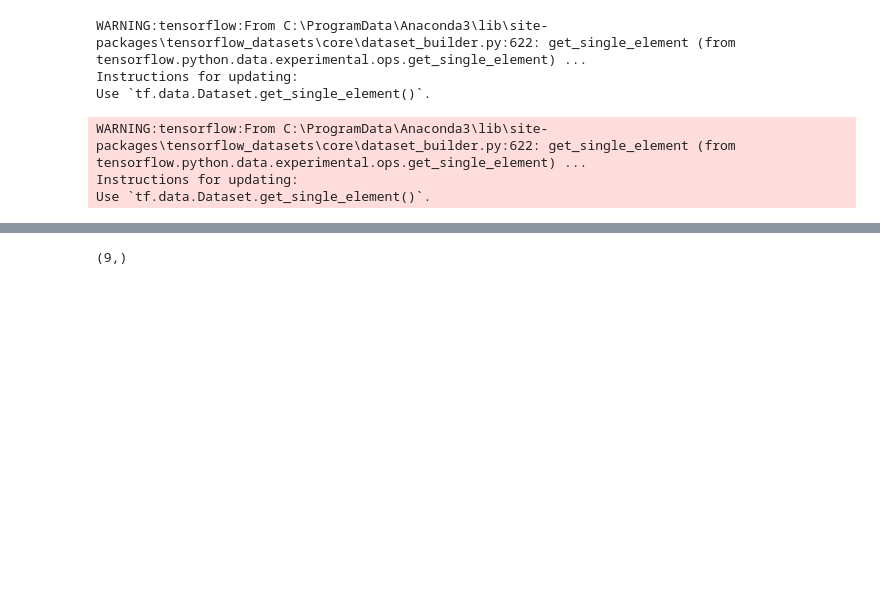
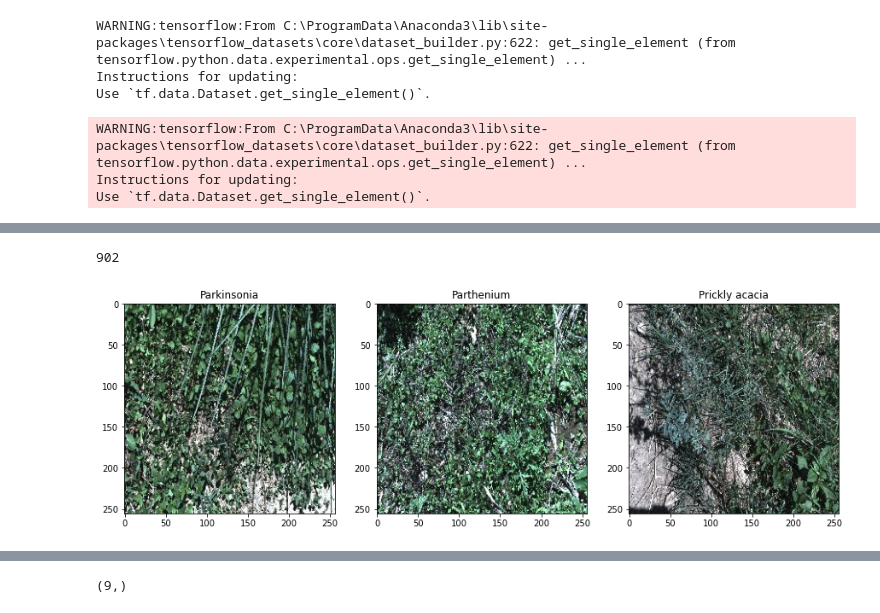
Before and after one commit to limweiliang/weed-classifier, a Jupyter notebook: Feature_Engineering_+_PreProcessing.ipynb, the cells around one changed output, grey strips where cells are left out. Cells and saved outputs as stored; diff of their text form; code cells hidden in the pictures; blank space fills up the shorter version.

```diff
--- a/Feature_Engineering_+_PreProcessing.ipynb
+++ b/Feature_Engineering_+_PreProcessing.ipynb
@@ -61,3 +41,23 @@ img_8 = images[np.where(label == 8)]
 
 img_sorted = [img_0, img_1, img_2, img_3, img_4, img_5, img_6, img_7, img_8]
 img_sorted = np.array(img_sorted)
+# %%
+for i in range(1):
+    ind = np.random.randint(0, min(len(img_2),len(img_3),len(img_4)))
+    print(ind)
+
+    fig = plt.figure(figsize = (15,15))
+    ax = fig.add_subplot(1,3,1)
+    ax.set_title("Parkinsonia")
+    plt.imshow(img_2[373])
+
+    ax = fig.add_subplot(1,3,2)
+    ax.set_title("Parthenium")
+    plt.imshow(img_3[574])
+
+    ax = fig.add_subplot(1,3,3)
+    ax.set_title("Prickly acacia")
+    plt.imshow(img_4[948])
+# %% [output]
+902
+[figure, added]
```
Also changed, not shown: parts of 3 cells of this notebook, 48 other files.
